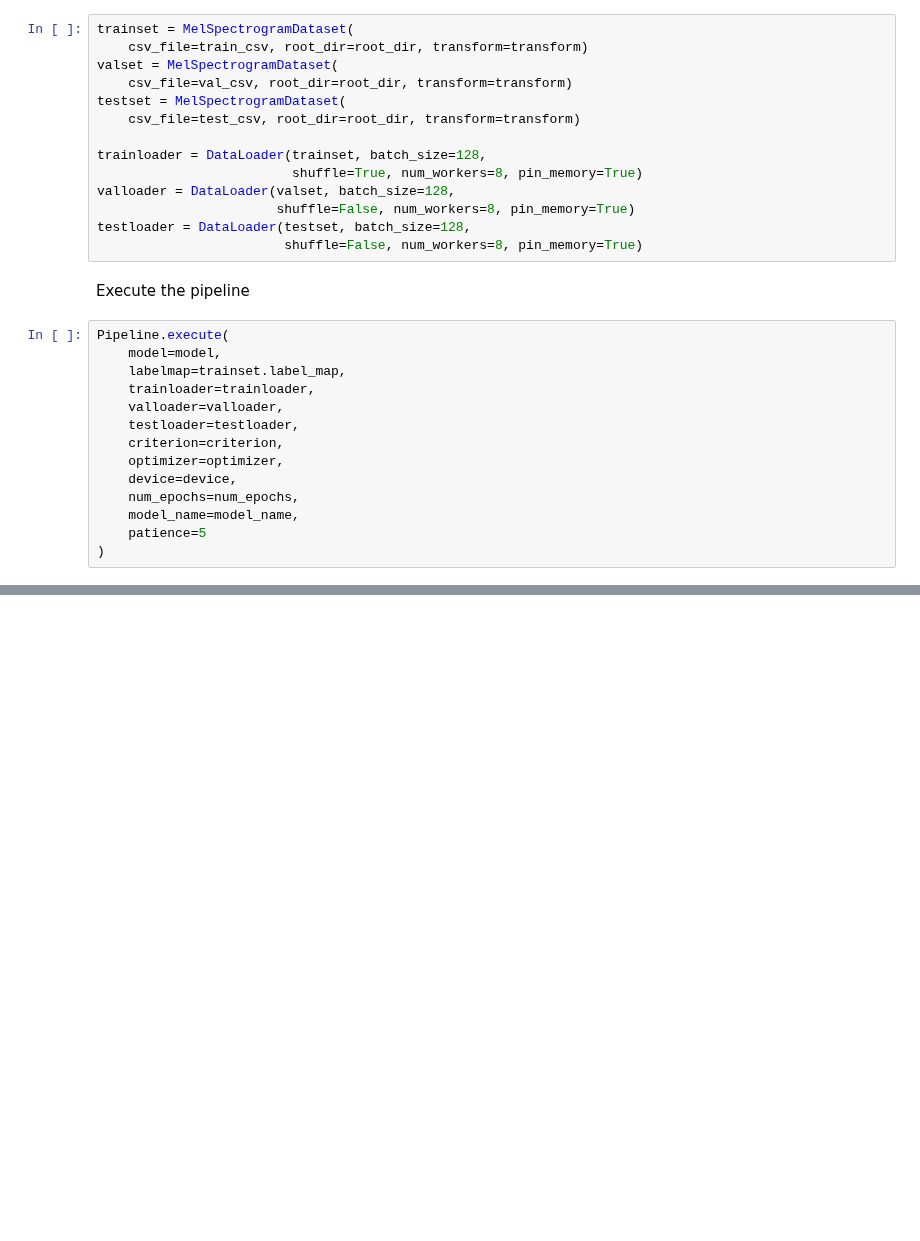
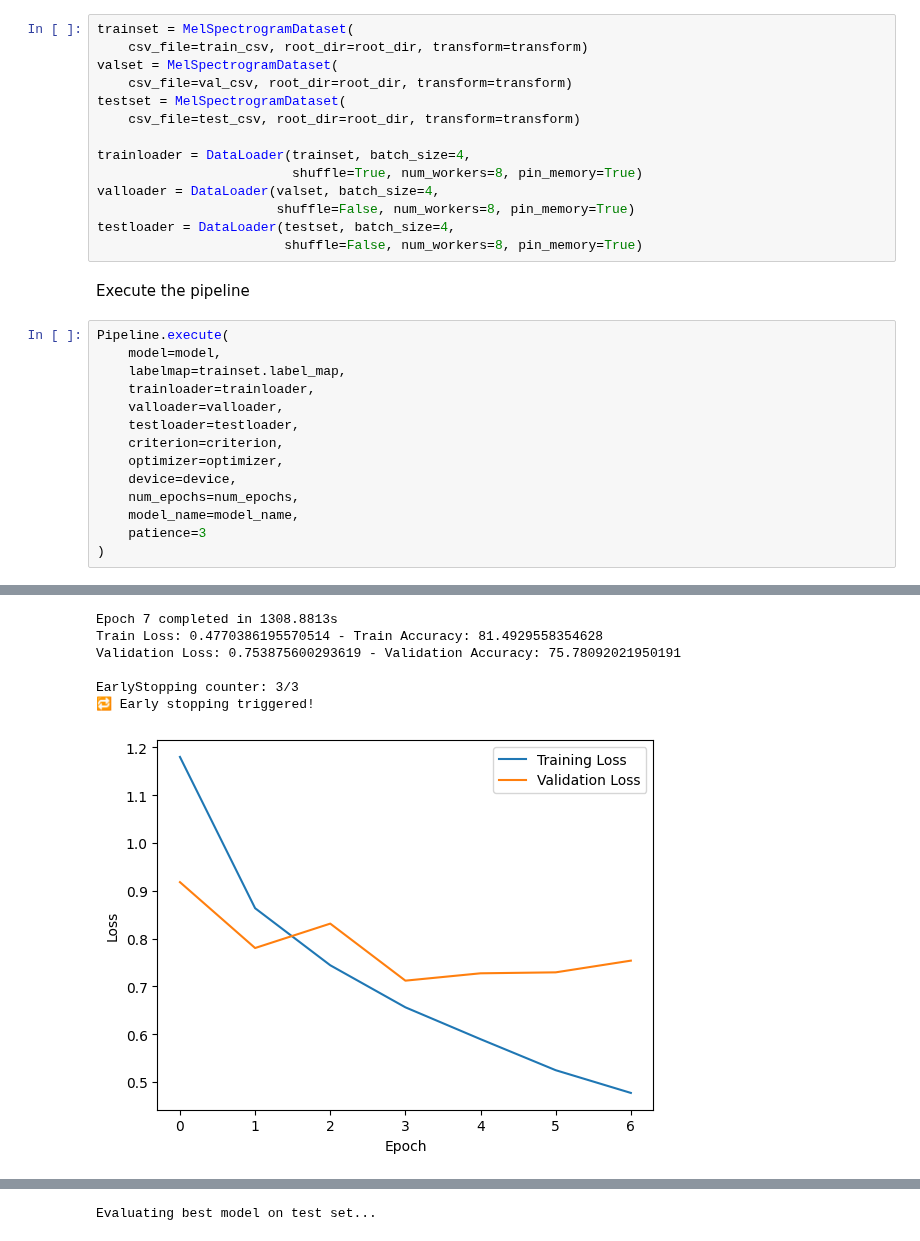
Before and after one commit to Fe-56/ai_project_ser, a Jupyter notebook: cnn/iterations/fine_tuning/efficientnetb7_1080repetitive.ipynb, the cells around one changed output, grey strips where cells are left out. Saved outputs shown, nothing was run; the diff lists cells and outputs as text; blank space fills up the shorter version.

```diff
--- a/cnn/iterations/fine_tuning/efficientnetb7_1080repetitive.ipynb
+++ b/cnn/iterations/fine_tuning/efficientnetb7_1080repetitive.ipynb
@@ -114,11 +135,11 @@ valset = MelSpectrogramDataset(
 testset = MelSpectrogramDataset(
     csv_file=test_csv, root_dir=root_dir, transform=transform)
 
-trainloader = DataLoader(trainset, batch_size=128,
+trainloader = DataLoader(trainset, batch_size=4,
                          shuffle=True, num_workers=8, pin_memory=True)
-valloader = DataLoader(valset, batch_size=128,
+valloader = DataLoader(valset, batch_size=4,
                        shuffle=False, num_workers=8, pin_memory=True)
-testloader = DataLoader(testset, batch_size=128,
+testloader = DataLoader(testset, batch_size=4,
                         shuffle=False, num_workers=8, pin_memory=True)
 # %% [markdown]
 Execute the pipeline
@@ -134,5 +155,6 @@ Pipeline.execute(
     device=device,
     num_epochs=num_epochs,
     model_name=model_name,
-    patience=5
+    patience=3
 )
+# %% [output]
@@ -138,0 +197,7 @@ Pipeline.execute(
+Epoch 7 completed in 1308.8813s
+Train Loss: 0.4770386195570514 - Train Accuracy: 81.4929558354628
+Validation Loss: 0.753875600293619 - Validation Accuracy: 75.78092021950191
+
+EarlyStopping counter: 3/3
+🔁 Early stopping triggered!
+[figure, added]
@@ -138,0 +205 @@ Pipeline.execute(
+Evaluating best model on test set...
```
Also changed, not shown: parts of 3 cells of this notebook.
